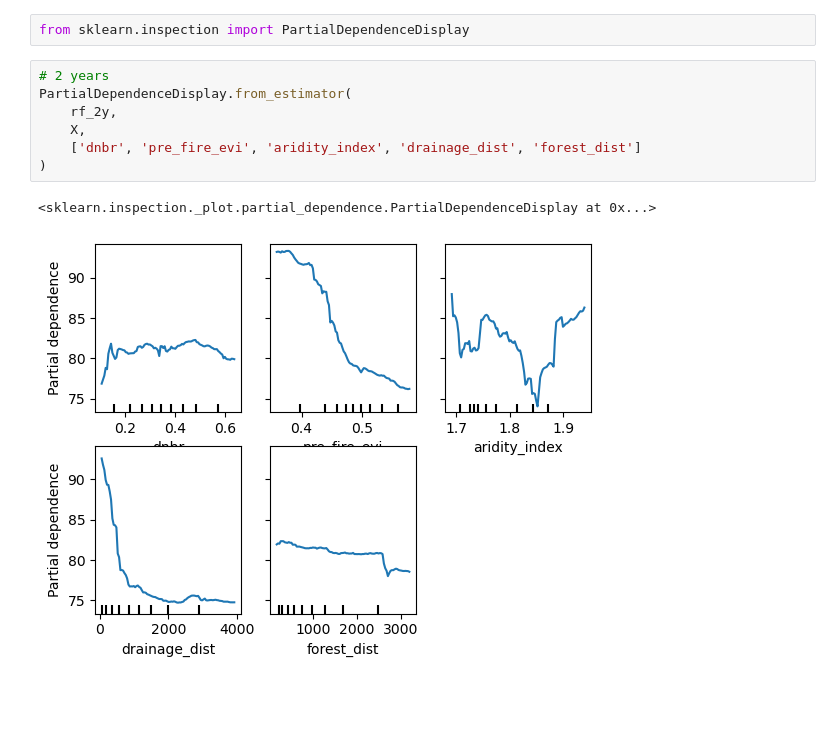
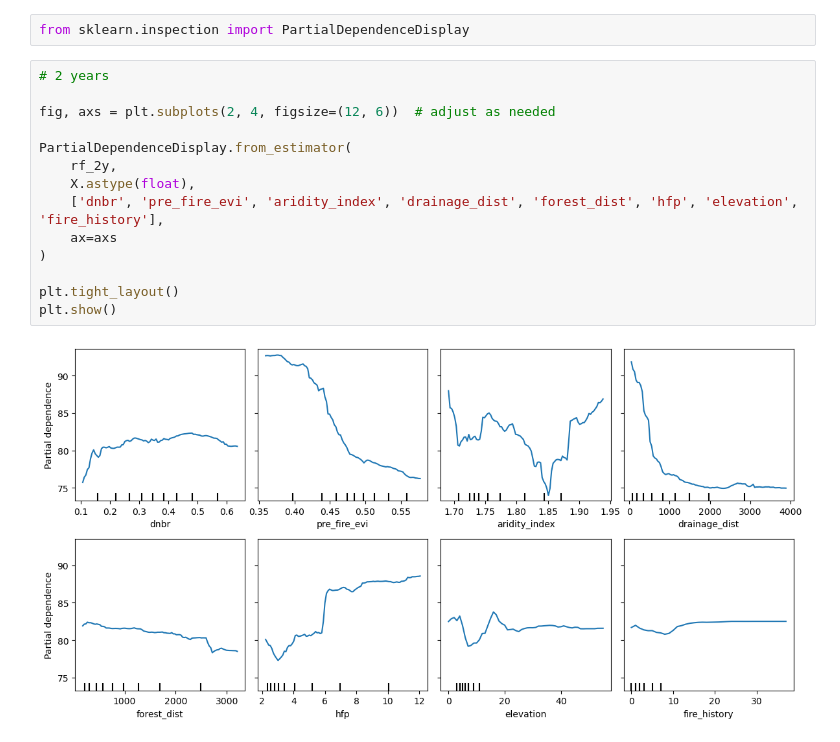
Before and after one commit to ninorp55/tropical-peat-post-fire-vegetation-recovery, a Jupyter notebook: 4_random_forest.ipynb, the cells around one changed output. Drawn from its saved outputs; the diff is of its cells as text; blank space fills up the shorter version.

```diff
--- a/4_random_forest.ipynb
+++ b/4_random_forest.ipynb
@@ -385,13 +414,19 @@ importance_df
 from sklearn.inspection import PartialDependenceDisplay
 # %%
 # 2 years
+
+fig, axs = plt.subplots(2, 4, figsize=(12, 6))  # adjust as needed
+
 PartialDependenceDisplay.from_estimator(
     rf_2y,
-    X,
-    ['dnbr', 'pre_fire_evi', 'aridity_index', 'drainage_dist', 'forest_dist']
+    X.astype(float),
+    ['dnbr', 'pre_fire_evi', 'aridity_index', 'drainage_dist', 'forest_dist', 'hfp', 'elevation', 'fire_history'],
+    ax=axs
 )
+
+plt.tight_layout()
+plt.show()
 # %% [output]
-<sklearn.inspection._plot.partial_dependence.PartialDependenceDisplay at 0x...>
-[figure, old version]
+[figure, new version]
 # %%
 # 5 years
```
Also changed, not shown: parts of 14 cells of this notebook.
